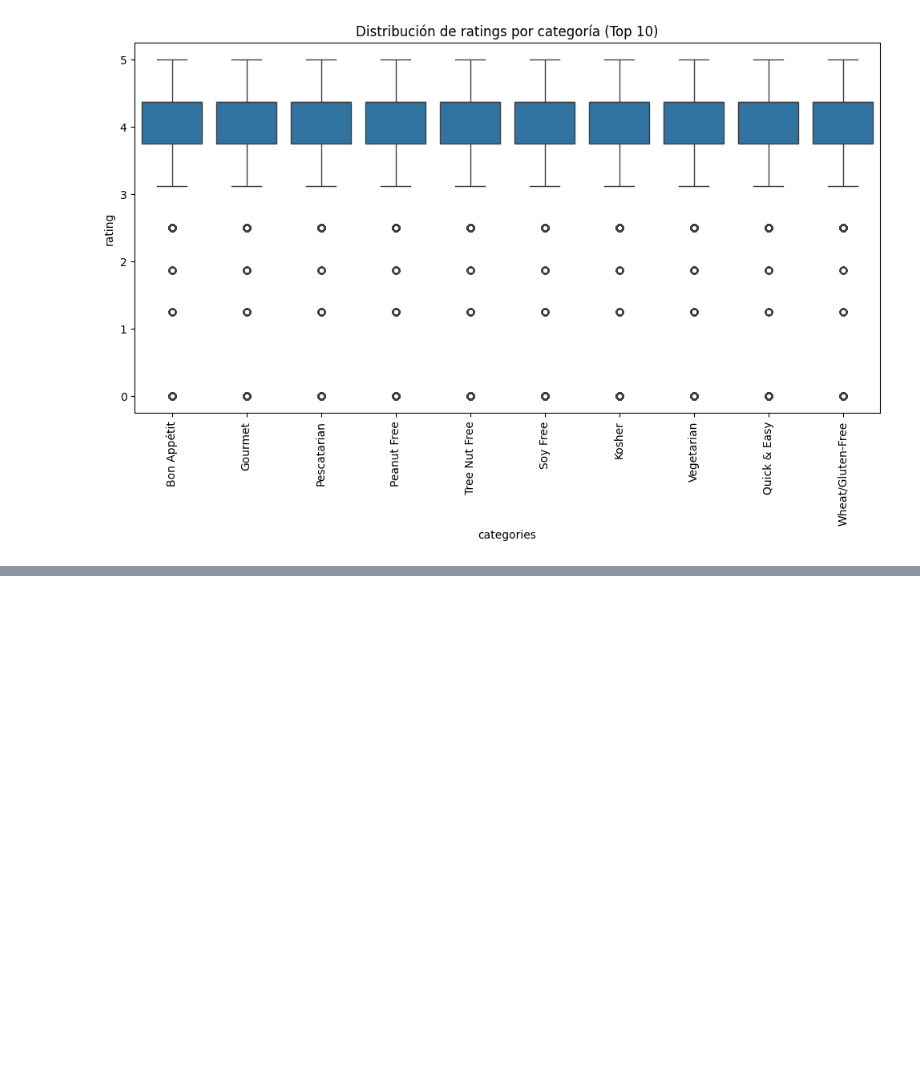
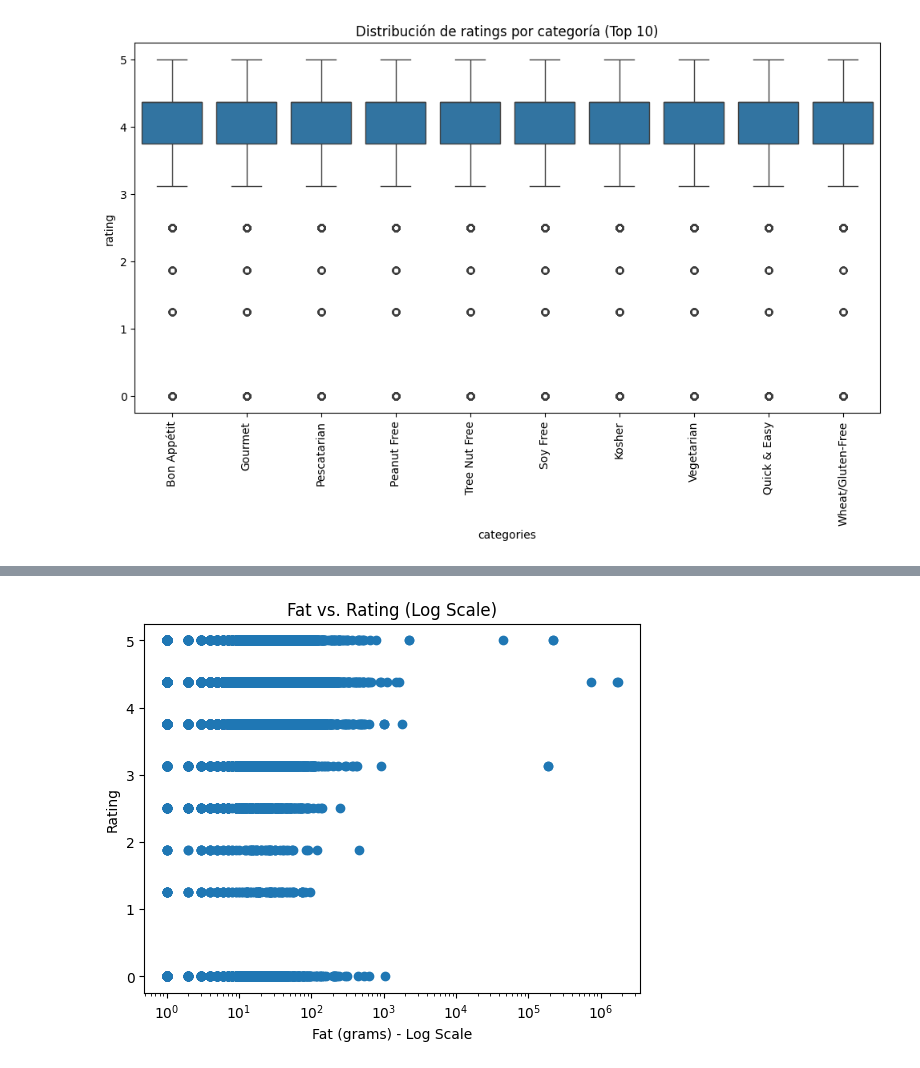
Before and after one commit to uc3m-100406523/proyecto_td, a Jupyter notebook: proyecto_td.ipynb, the cells around one changed output, grey strips where cells are left out. Drawn from its saved outputs; the diff is of its cells as text; code cells hidden in the pictures; blank space fills up the shorter version.

```diff
--- a/proyecto_td.ipynb
+++ b/proyecto_td.ipynb
@@ -119,0 +136,12 @@ Name: count, dtype: int64
+# %%
+import matplotlib.pyplot as plt
+
+
+plt.scatter(df['fat'], df['rating'])
+plt.xscale('log')  # Apply logarithmic scale to x-axis
+plt.xlabel('Fat (grams) - Log Scale')
+plt.ylabel('Rating')
+plt.title('Fat vs. Rating (Log Scale)')
+plt.show()
+# %% [output]
+[figure, added]
```
Also changed, not shown: parts of 7 cells of this notebook, 11 other files.
